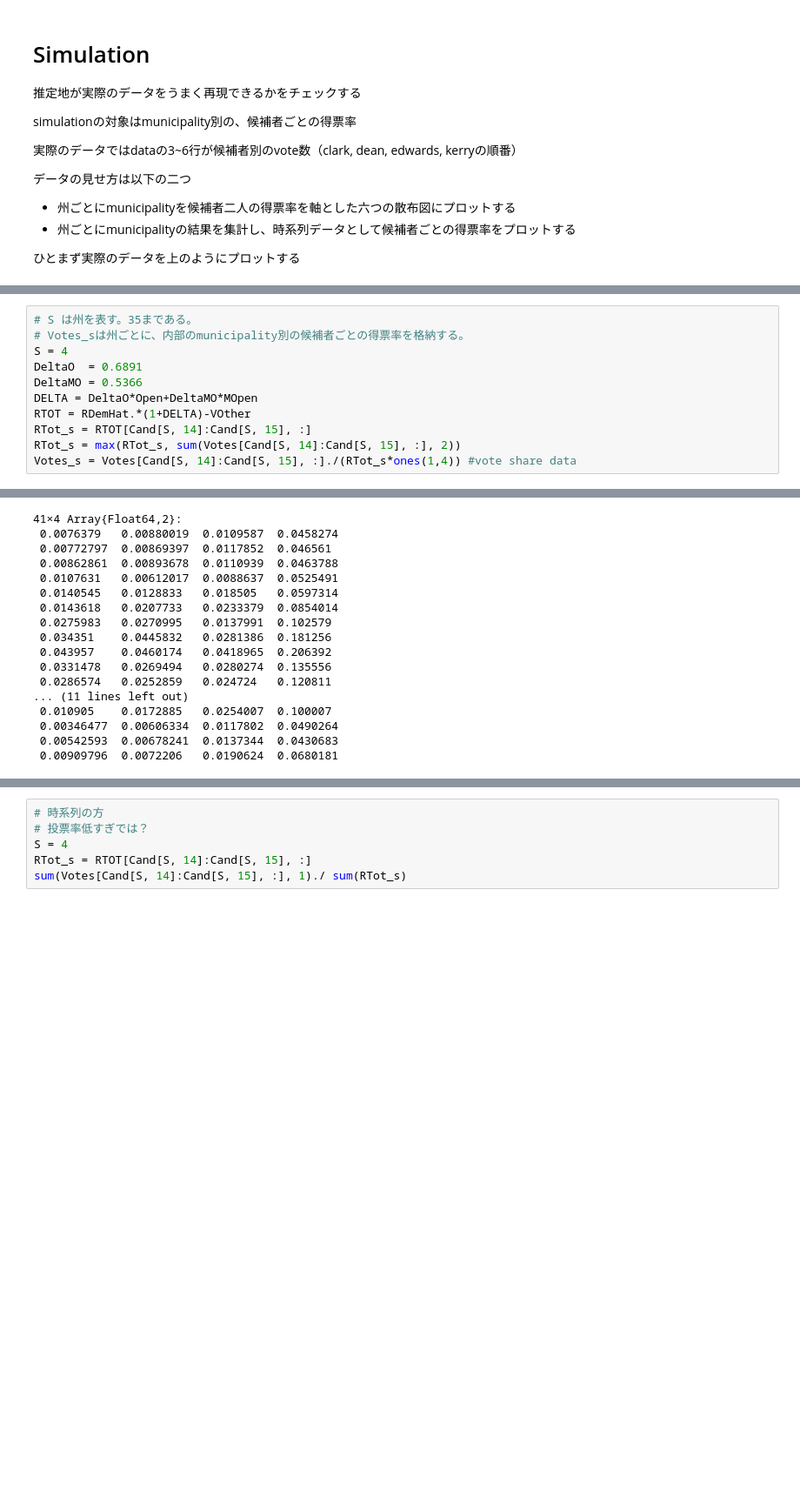
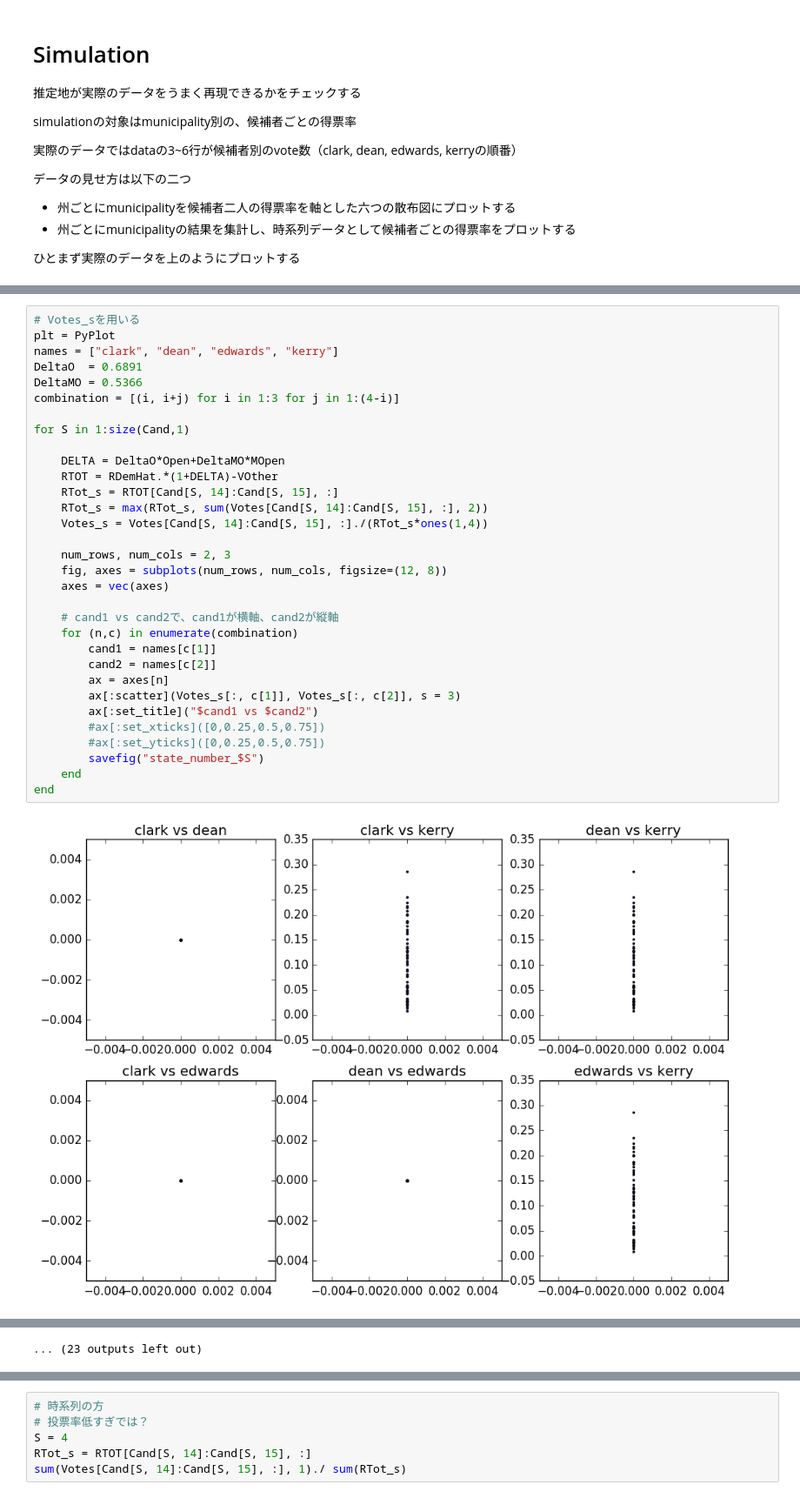
Before and after one commit to keiikegami/voting, a Jupyter notebook: simulation.ipynb, the cells around one changed output, grey strips where cells are left out. Shown at 87% size. Cells and saved outputs as stored; diff of their text form; blank space fills up the shorter version.

```diff
--- a/simulation.ipynb
+++ b/simulation.ipynb
@@ -42,12 +37,34 @@ WARNING: Method definition normpdf(Array{Float64, 2}) in module Main at In[1]:17
 # %%
-# S は州を表す。35まである。
-# Votes_sは州ごとに、内部のmunicipality別の候補者ごとの得票率を格納する。
-S = 4
+# Votes_sを用いる
+plt = PyPlot
+names = ["clark", "dean", "edwards", "kerry"]
 DeltaO  = 0.6891
 DeltaMO = 0.5366
-DELTA = DeltaO*Open+DeltaMO*MOpen
-RTOT = RDemHat.*(1+DELTA)-VOther
-RTot_s = RTOT[Cand[S, 14]:Cand[S, 15], :]
-RTot_s = max(RTot_s, sum(Votes[Cand[S, 14]:Cand[S, 15], :], 2))
-Votes_s = Votes[Cand[S, 14]:Cand[S, 15], :]./(RTot_s*ones(1,4)) #vote share data
+combination = [(i, i+j) for i in 1:3 for j in 1:(4-i)]
+
+for S in 1:size(Cand,1)
+
+    DELTA = DeltaO*Open+DeltaMO*MOpen
+    RTOT = RDemHat.*(1+DELTA)-VOther
+    RTot_s = RTOT[Cand[S, 14]:Cand[S, 15], :]
+    RTot_s = max(RTot_s, sum(Votes[Cand[S, 14]:Cand[S, 15], :], 2))
+    Votes_s = Votes[Cand[S, 14]:Cand[S, 15], :]./(RTot_s*ones(1,4))
+
+    num_rows, num_cols = 2, 3
+    fig, axes = subplots(num_rows, num_cols, figsize=(12, 8))
+    axes = vec(axes)
+
+    # cand1 vs cand2で、cand1が横軸、cand2が縦軸
+    for (n,c) in enumerate(combination)
+        cand1 = names[c[1]]
+        cand2 = names[c[2]]
+        ax = axes[n]
+        ax[:scatter](Votes_s[:, c[1]], Votes_s[:, c[2]], s = 3)
+        ax[:set_title]("$cand1 vs $cand2")
+        #ax[:set_xticks]([0,0.25,0.5,0.75])
+        #ax[:set_yticks]([0,0.25,0.5,0.75])
+        savefig("state_number_$S")
+    end
+end
 # %% [output]
+[figure, added]
@@ -54,17 +82 @@ Votes_s = Votes[Cand[S, 14]:Cand[S, 15], :]./(RTot_s*ones(1,4)) #vote share data
-41×4 Array{Float64,2}:
- 0.0076379   0.00880019  0.0109587  0.0458274
- 0.00772797  0.00869397  0.0117852  0.046561
- 0.00862861  0.00893678  0.0110939  0.0463788
- 0.0107631   0.00612017  0.0088637  0.0525491
- 0.0140545   0.0128833   0.018505   0.0597314
- 0.0143618   0.0207733   0.0233379  0.0854014
- 0.0275983   0.0270995   0.0137991  0.102579
- 0.034351    0.0445832   0.0281386  0.181256
- 0.043957    0.0460174   0.0418965  0.206392
- 0.0331478   0.0269494   0.0280274  0.135556
- 0.0286574   0.0252859   0.024724   0.120811
-... (11 lines left out)
- 0.010905    0.0172885   0.0254007  0.100007
- 0.00346477  0.00606334  0.0117802  0.0490264
- 0.00542593  0.00678241  0.0137344  0.0430683
- 0.00909796  0.0072206   0.0190624  0.0680181
+... (23 outputs left out)
```
Also changed, not shown: parts of 3 cells of this notebook, 35 other files.
